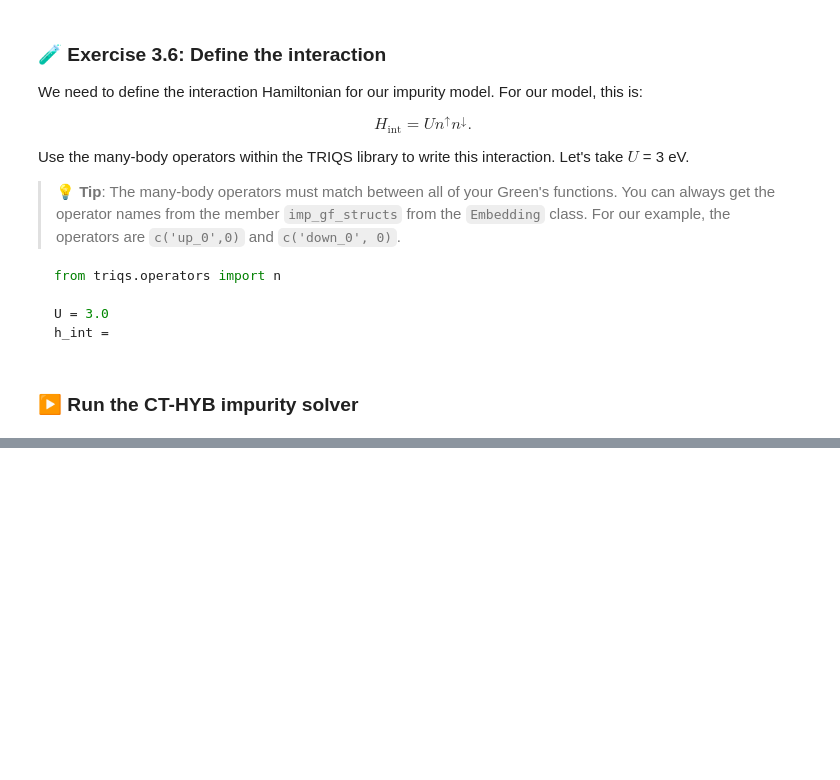
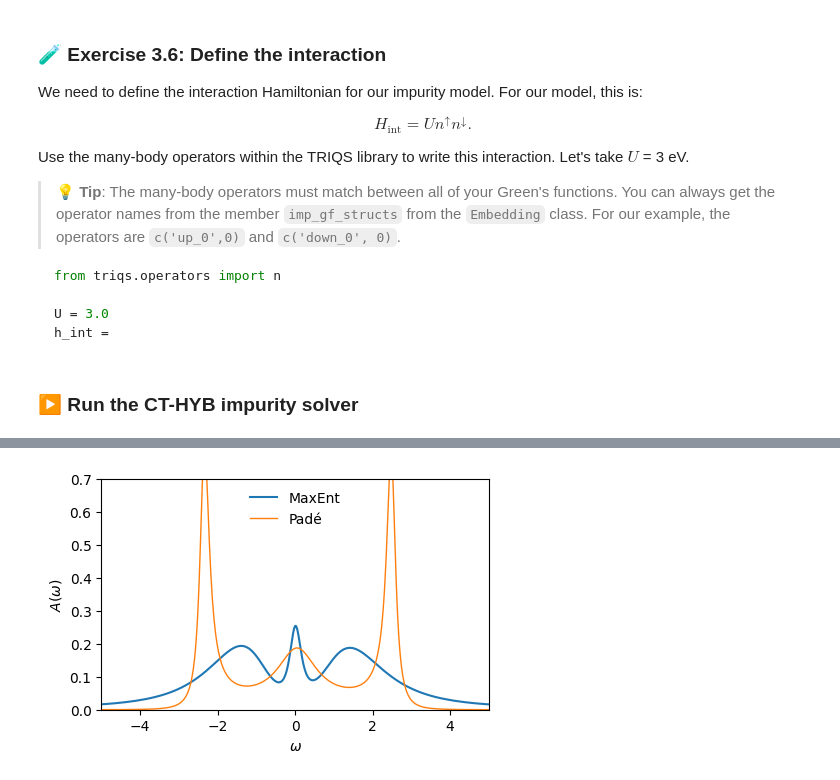
Before and after one commit to harrisonlabollita/TRIQS-tutorials, a Jupyter notebook: ModEST-DMFT/01-modest.ipynb, the cells around one changed output, grey strips where cells are left out. Saved outputs shown, nothing was run; the diff lists cells and outputs as text; code cells hidden in the pictures; blank space fills up the shorter version.

```diff
--- a/ModEST-DMFT/01-modest.ipynb
+++ b/ModEST-DMFT/01-modest.ipynb
@@ -864,0 +985,8 @@ Execution time: 0.446756 seconds
+# %%
+from triqs_maxent import PoormanMaxEnt, LogAlphaMesh, HyperbolicOmegaMesh
+tm = PoormanMaxEnt(use_complex=True)
+tm.set_G_tau(solver_results.G_tau['up_0'])
+tm.alpha_mesh = LogAlphaMesh(alpha_min=1e-6, alpha_max=1e2, n_points=50)
+tm.omega = HyperbolicOmegaMesh(omega_min=-10, omega_max=10, n_points=200)
+tm.set_error(0.04)
+result = tm.run()
@@ -864,0 +1011,7 @@ Execution time: 0.446756 seconds
+# %%
+fig, ax = plt.subplots(figsize=(5,3))
+ax.plot(result.omega, result.analyzer_results[0][0][0]['LineFitAnalyzer']['A_out'], label='MaxEnt')
+ax.oplot(-1/np.pi*G_w['up_0'].imag, lw=1, label='Padé')
+ax.set_xlim(-5,5); ax.set_ylim(0, 0.7); ax.legend(frameon=False); ax.set_ylabel(r'$A(\omega)$'); plt.show()
+# %% [output]
+[figure, added]
```
Also changed, not shown: parts of 32 cells of this notebook, 1 other file.
